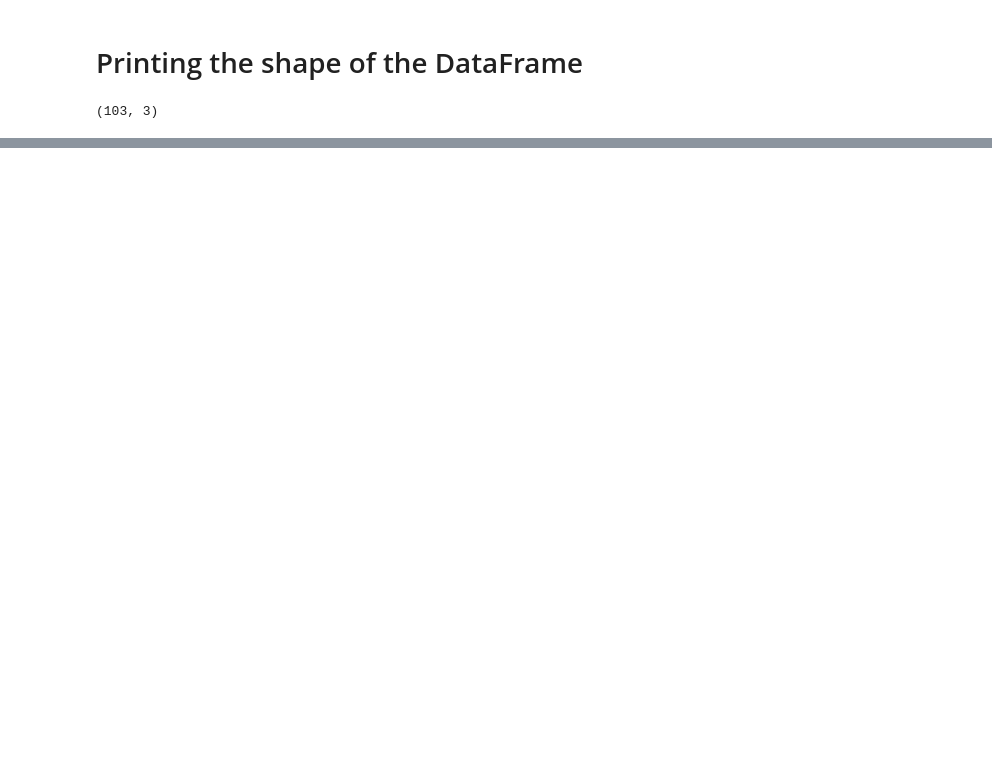
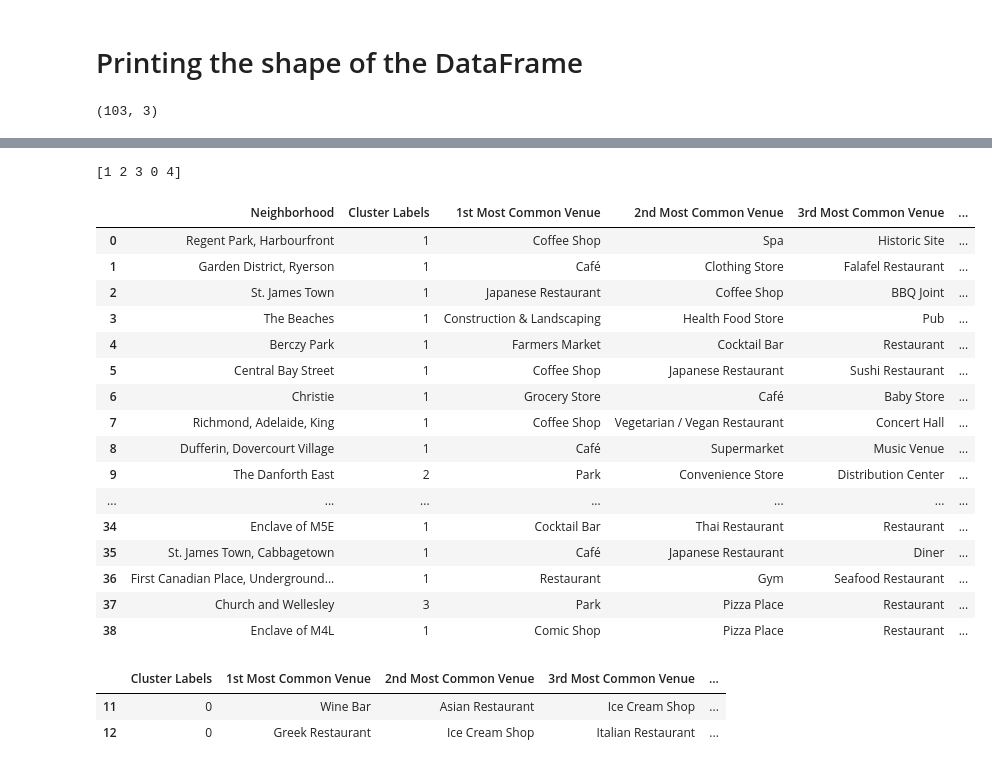
Before and after one commit to padmavenki/Coursera_Capstone, a Jupyter notebook: Clustering Toronto Neighbourhood.ipynb, the cells around one changed output, grey strips where cells are left out. Saved outputs shown, nothing was run; the diff lists cells and outputs as text; code cells hidden in the pictures; blank space fills up the shorter version.

```diff
--- a/Clustering Toronto Neighbourhood.ipynb
+++ b/Clustering Toronto Neighbourhood.ipynb
@@ -46,0 +552,21 @@ print(df.shape)
+# %%
+num_top_venues = 10
+
+indicators = ['st', 'nd', 'rd']
+
+# create columns according to number of top venues
+columns = ['Neighborhood']
+for ind in np.arange(num_top_venues):
+    try:
+        columns.append('{}{} Most Common Venue'.format(ind+1, indicators[ind]))
+    except:
+        columns.append('{}th Most Common Venue'.format(ind+1))
+
+# create a new dataframe
+neighborhoods_venues_sorted = pd.DataFrame(columns=columns)
+neighborhoods_venues_sorted['Neighborhood'] = toronto_grouped['Neighborhood']
+
+for ind in np.arange(toronto_grouped.shape[0]):
+    neighborhoods_venues_sorted.iloc[ind, 1:] = return_most_common_venues(toronto_grouped.iloc[ind, :], num_top_venues)
+
+neighborhoods_venues_sorted.head()
@@ -46,0 +580,11 @@ print(df.shape)
+# %%
+# set number of clusters
+kclusters = 5
+
+toronto_grouped_clustering = toronto_grouped.drop('Neighborhood', 1)
+
+# run k-means clustering
+kmeans = KMeans(n_clusters=kclusters, random_state=0).fit(toronto_grouped_clustering)
+
+# check cluster labels generated for each row in the dataframe
+kmeans.labels_[0:10]
@@ -46,0 +593,10 @@ print(df.shape)
+# %%
+# add clustering labels
+neighborhoods_venues_sorted.insert(0, 'Cluster Labels', kmeans.labels_)
+
+toronto_merged = torontoDf
+
+# merge manhattan_grouped with manhattan_data to add latitude/longitude for each neighborhood
+toronto_merged = toronto_merged.join(neighborhoods_venues_sorted.set_index('Neighborhood'), on='Neighborhood')
+
+toronto_merged.head() # check the last columns!
@@ -46,0 +636,31 @@ print(df.shape)
+# %%
+print(toronto_merged['Cluster Labels'].unique())
+# %% [output]
+[1 2 3 0 4]
+# %%
+toronto_merged.drop(['PostalCode','Borough','Latitude','Longitude'], axis = 1,inplace=True)
+toronto_merged
+# %% [output]
+|  | Neighborhood | Cluster Labels | 1st Most Common Venue | 2nd Most Common Venue | 3rd Most Common Venue | ... |
+| 0 | Regent Park, Harbourfront | 1 | Coffee Shop | Spa | Historic Site | ... |
+| 1 | Garden District, Ryerson | 1 | Café | Clothing Store | Falafel Restaurant | ... |
+| 2 | St. James Town | 1 | Japanese Restaurant | Coffee Shop | BBQ Joint | ... |
+| 3 | The Beaches | 1 | Construction & Landscaping | Health Food Store | Pub | ... |
+| 4 | Berczy Park | 1 | Farmers Market | Cocktail Bar | Restaurant | ... |
+| 5 | Central Bay Street | 1 | Coffee Shop | Japanese Restaurant | Sushi Restaurant | ... |
+| 6 | Christie | 1 | Grocery Store | Café | Baby Store | ... |
+| 7 | Richmond, Adelaide, King | 1 | Coffee Shop | Vegetarian / Vegan Restaurant | Concert Hall | ... |
+| 8 | Dufferin, Dovercourt Village | 1 | Café | Supermarket | Music Venue | ... |
+| 9 | The Danforth East | 2 | Park | Convenience Store | Distribution Center | ... |
+| ... | ... | ... | ... | ... | ... | ... |
+| 34 | Enclave of M5E | 1 | Cocktail Bar | Thai Restaurant | Restaurant | ... |
+| 35 | St. James Town, Cabbagetown | 1 | Café | Japanese Restaurant | Diner | ... |
+| 36 | First Canadian Place, Underground... | 1 | Restaurant | Gym | Seafood Restaurant | ... |
+| 37 | Church and Wellesley | 3 | Park | Pizza Place | Restaurant | ... |
+| 38 | Enclave of M4L | 1 | Comic Shop | Pizza Place | Restaurant | ... |
+# %%
+toronto_merged.loc[toronto_merged['Cluster Labels'] == 0,toronto_merged.columns[[1] + list(range(2, toronto_merged.shape[1]))]]
+# %% [output]
+|  | Cluster Labels | 1st Most Common Venue | 2nd Most Common Venue | 3rd Most Common Venue | ... |
+| 11 | 0 | Wine Bar | Asian Restaurant | Ice Cream Shop | ... |
+| 12 | 0 | Greek Restaurant | Ice Cream Shop | Italian Restaurant | ... |
```
Also changed, not shown: parts of 51 cells of this notebook.
